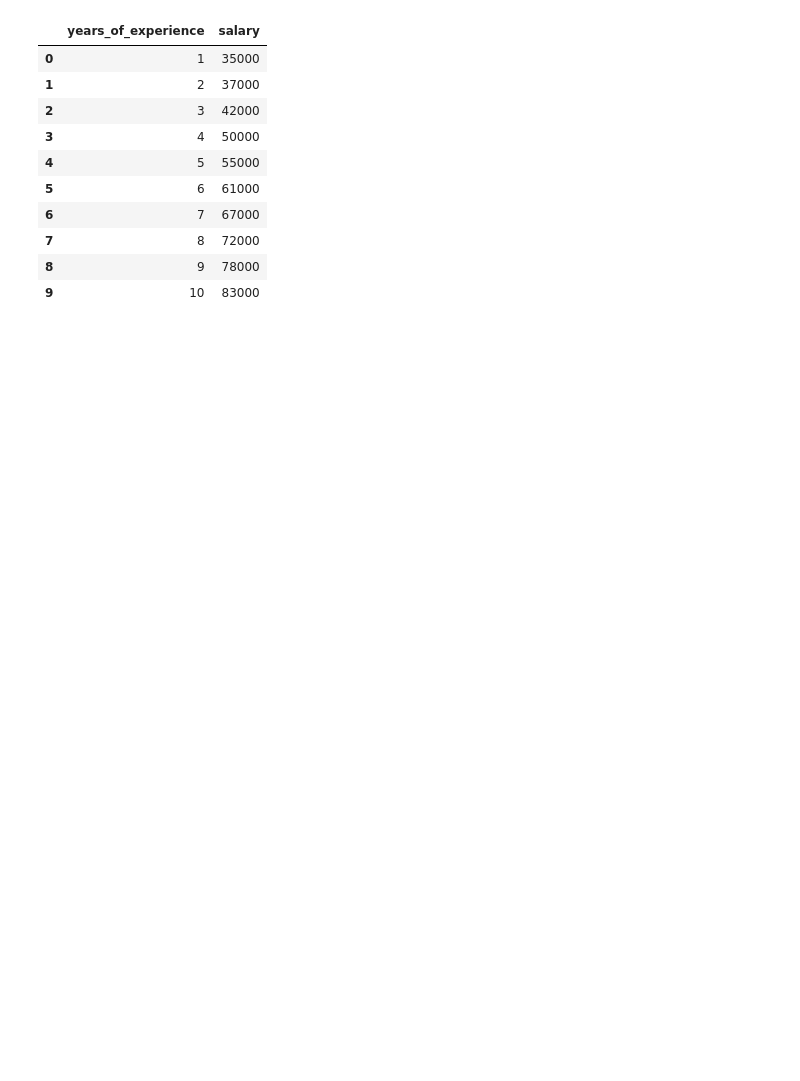
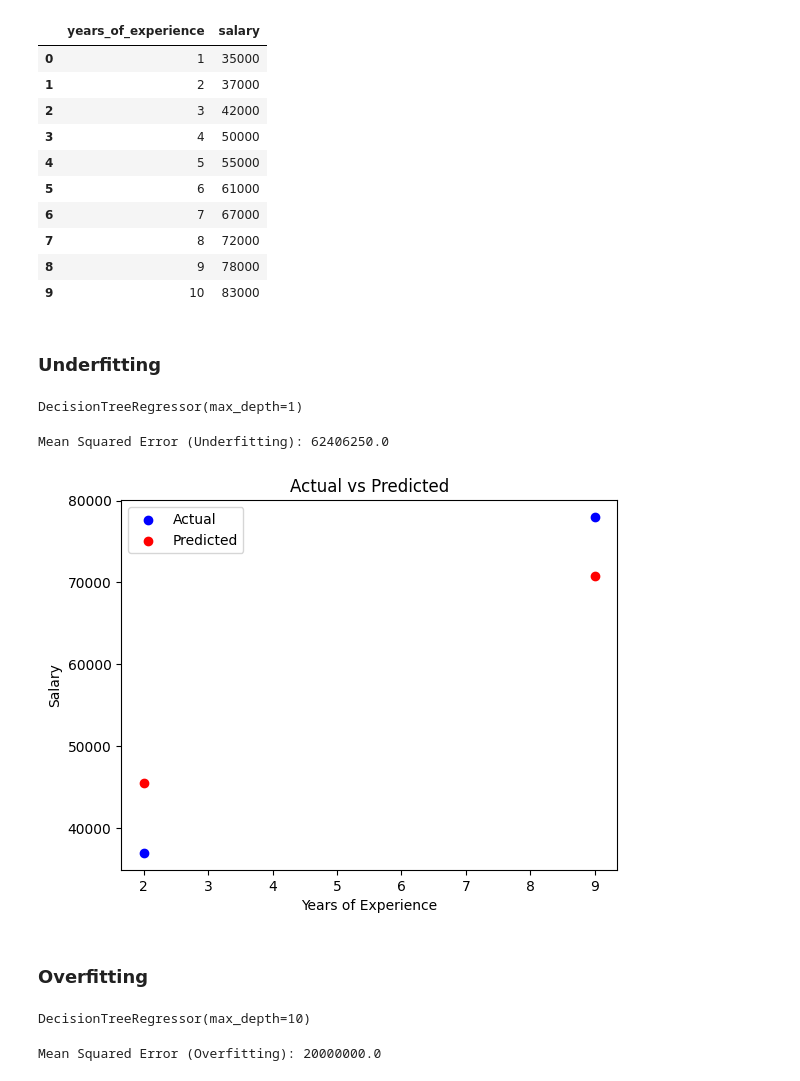
Before and after one commit to DhaneeraDulvanya/data-analytics-practice, a Jupyter notebook: session_09.ipynb, the cells around one changed output. Drawn from its saved outputs; the diff is of its cells as text; code cells hidden in the pictures; blank space fills up the shorter version.

Commit message:
Initial Commit: try to complement DecisionTreeRegressor model

```diff
--- a/session_09.ipynb
+++ b/session_09.ipynb
@@ -25,3 +25,50 @@ df
 | 7 | 8 | 72000 |
 | 8 | 9 | 78000 |
 | 9 | 10 | 83000 |
+# %%
+x = df[["years_of_experience"]]
+y = df["salary"]
+
+x_train, x_test, y_train, y_test = train_test_split(x, y, test_size=0.2, random_state=42)
+# %% [markdown]
+### Underfitting
+# %%
+model = DecisionTreeRegressor(max_depth=1)
+model.fit(x_train, y_train)
+# %% [output]
+DecisionTreeRegressor(max_depth=1)
+# %%
+# make predictions
+y_pred = model.predict(x_test)
+
+# calculate mean squared error
+mse1 = mean_squared_error(y_test, y_pred)
+
+# display the mean squared error
+print(f"Mean Squared Error (Underfitting): {mse1}")
+# %% [output]
+Mean Squared Error (Underfitting): 62406250.0
+# %%
+# plot for visualization
+plt.scatter(x_test, y_test, color='blue', label='Actual')
+plt.scatter(x_test, y_pred, color='red', label='Predicted')
+plt.title('Actual vs Predicted')
+plt.xlabel('Years of Experience')
+plt.ylabel('Salary')
+plt.legend()
+plt.show()
+# %% [output]
+[figure, added]
+# %% [markdown]
+### Overfitting
+# %%
+model_02 = DecisionTreeRegressor(max_depth=10)
+model_02.fit(x_train, y_train)
+# %% [output]
+DecisionTreeRegressor(max_depth=10)
+# %%
+y_pred = model_02.predict(x_test)
+mse2 = mean_squared_error(y_test, y_pred)
+print(f"Mean Squared Error (Overfitting): {mse2}")
+# %% [output]
+Mean Squared Error (Overfitting): 20000000.0
```
Also changed, not shown: parts of 6 cells of this notebook.
